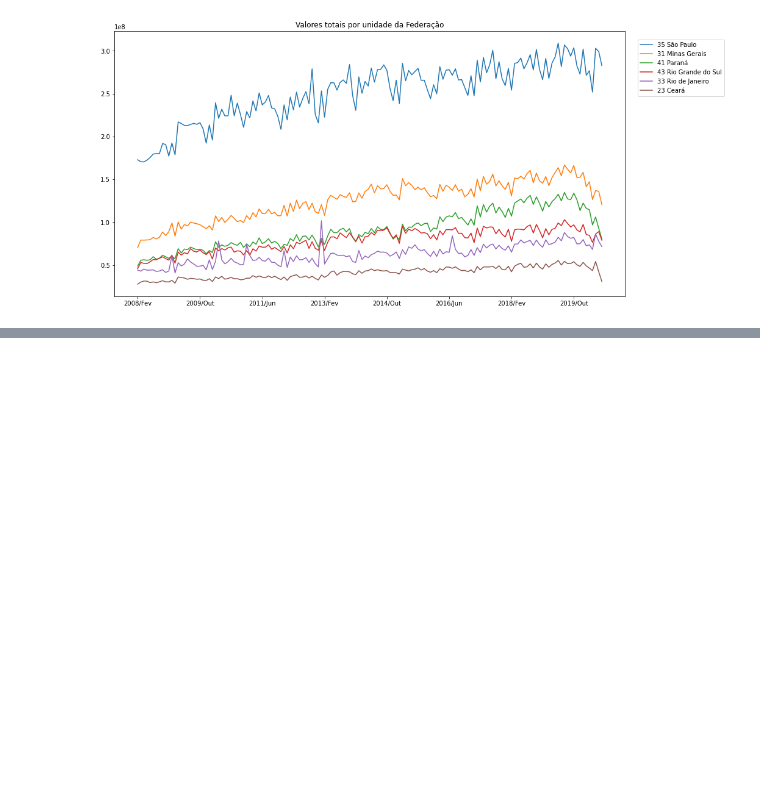
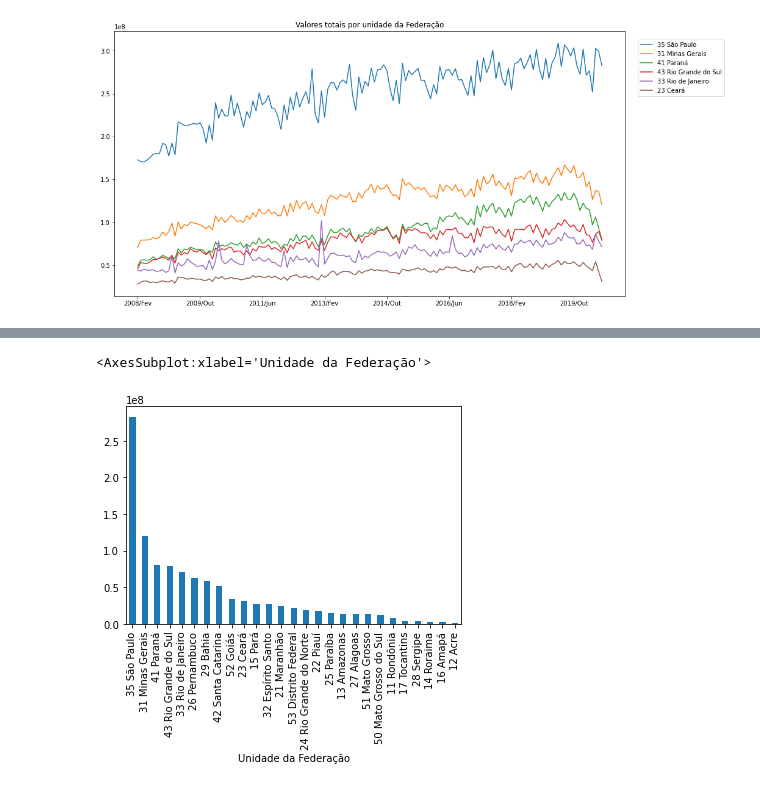
Before and after one commit to BrunoASNascimento/bootcamp-datascience-alura, a Jupyter notebook: modulo_01.ipynb, the cells around one changed output, grey strips where cells are left out. Saved outputs shown, nothing was run; the diff lists cells and outputs as text; code cells hidden in the pictures; blank space fills up the shorter version.

```diff
--- a/modulo_01.ipynb
+++ b/modulo_01.ipynb
@@ -392,0 +408,4 @@ plt.show()
+# %%
+last_month  = usable_data.columns.to_list()[-7]
+usable_data_proportional = (usable_data[last_month].sort_values(ascending=False)/ usable_data.loc["35 São Paulo"][last_month])
+usable_data_proportional
@@ -392,0 +430,5 @@ plt.show()
+# %%
+usable_data[last_month].sort_values(ascending=False).plot(kind="bar")
+# %% [output]
+<AxesSubplot:xlabel='Unidade da Federação'>
+[figure, added]
```
Also changed, not shown: parts of 7 cells of this notebook.
